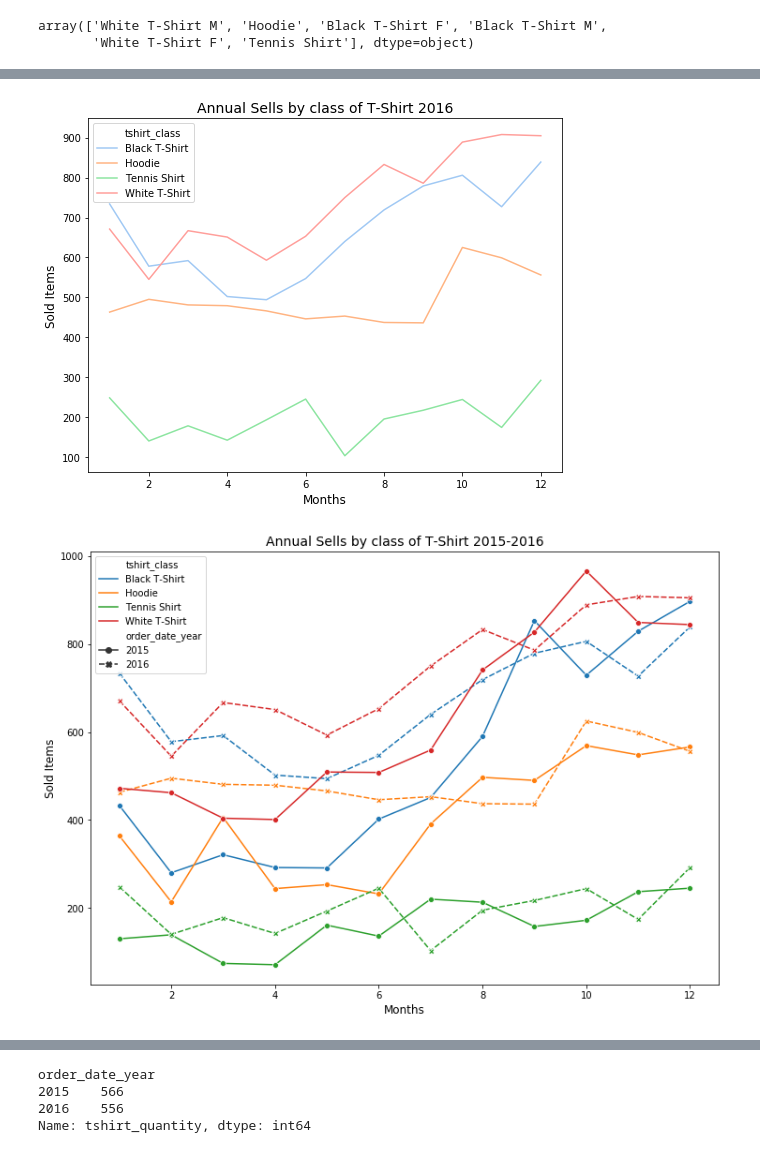
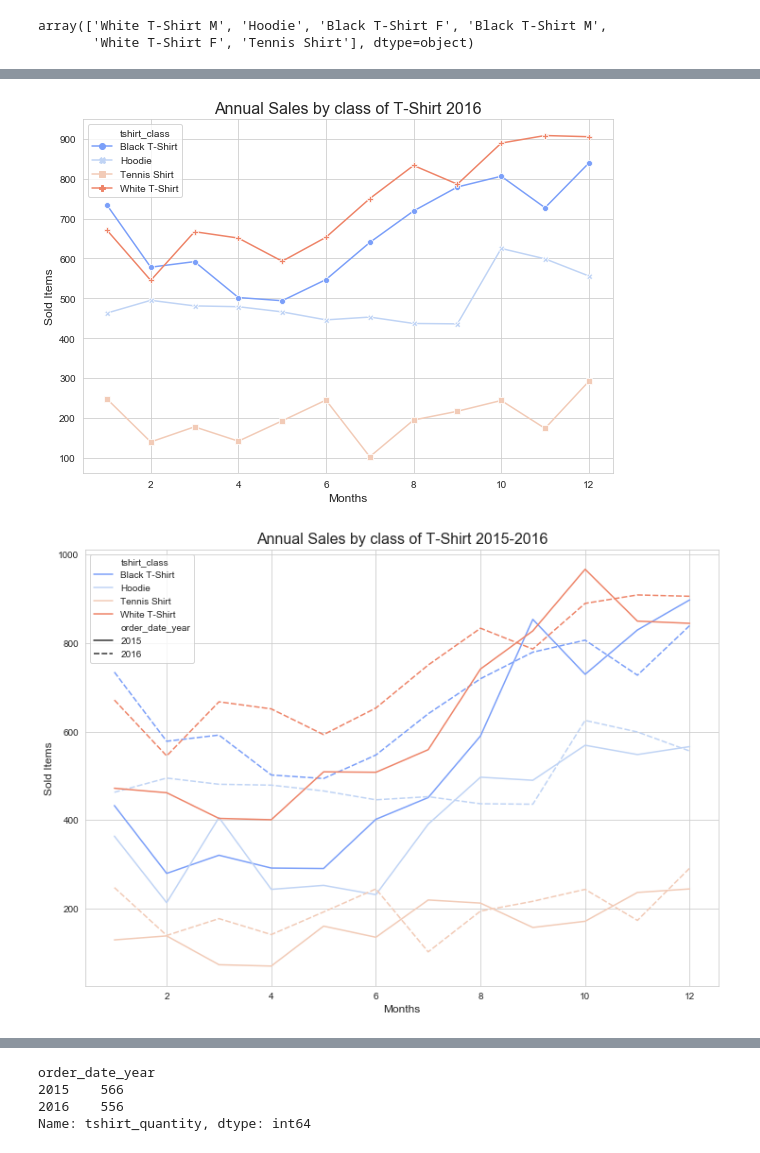
Before and after one commit to Daesparz/Conundrum_2, a Jupyter notebook: data_analysis.ipynb, the cells around one changed output, grey strips where cells are left out. Cells and saved outputs as stored; diff of their text form; code cells hidden in the pictures.

```diff
--- a/data_analysis.ipynb
+++ b/data_analysis.ipynb
@@ -86,0 +120,15 @@ ordersByMonth
+# %%
+_ = sns.set_style("whitegrid")
+_ = plt.figure(figsize=(8.5, 6.5))
+_ = sns.lineplot(x='order_date_month',
+                 y='order_id',
+                 hue='order_date_year',
+                 style='order_date_year',
+                 data=ordersByMonth,
+                 markers=True,
+                 dashes=False,
+                 palette='RdBu_r')
+_ = plt.title('Annual orders of t-shirts 2015-2016', size=16)
+_ = plt.xlabel('Months', size=12)
+_ = plt.ylabel('Orders', size=12)
+_ = plt.legend(title='Year', loc='upper left', labels=['2015', '2016'])
@@ -221,21 +351,29 @@ _ = plt.ylabel('Sold Items', size=12)
 # %%
-_ = plt.figure(figsize=(8.5, 6.5))
+_ = plt.figure(figsize=(9.5, 6.5))
 _ = sns.lineplot(x='order_date_month',
                  y='tshirt_quantity',
                  hue='tshirt_class',
+                 style='tshirt_class',
                  data=typeTshirtsByMonth2016,
-                 palette='pastel')
-_ = plt.title('Annual Sells by class of T-Shirt 2016', size=14)
+                 markers=True,
+                 dashes=False,
+                 palette='coolwarm')
+_ = plt.title('Annual Sales by class of T-Shirt 2016', size=16)
 _ = plt.xlabel('Months', size=12)
 _ = plt.ylabel('Sold Items', size=12)
 # %% [output]
-[figure, old version]
+[figure, new version]
 # %%
 _ = plt.figure(figsize=(12, 8.5))
-_ = sns.lineplot(x='order_date_month', y='tshirt_quantity', hue='tshirt_class', style='order_date_year',
-            data=typeTshirtsByMonth, dashes=True, markers=True)
-_ = plt.title('Annual Sells by class of T-Shirt 2015-2016', size=14)
+_ = sns.lineplot(x='order_date_month',
+                 y='tshirt_quantity',
+                 hue='tshirt_class',
+                 style='order_date_year',
+                 data=typeTshirtsByMonth,
+                 dashes=True,
+                 palette='coolwarm')
+_ = plt.title('Annual Sales by class of T-Shirt 2015-2016', size=16)
 _ = plt.xlabel('Months', size=12)
 _ = plt.ylabel('Sold Items', size=12)
 # %% [output]
-[figure, old version]
+[figure, new version]
```
Also changed, not shown: parts of 60 cells of this notebook.
